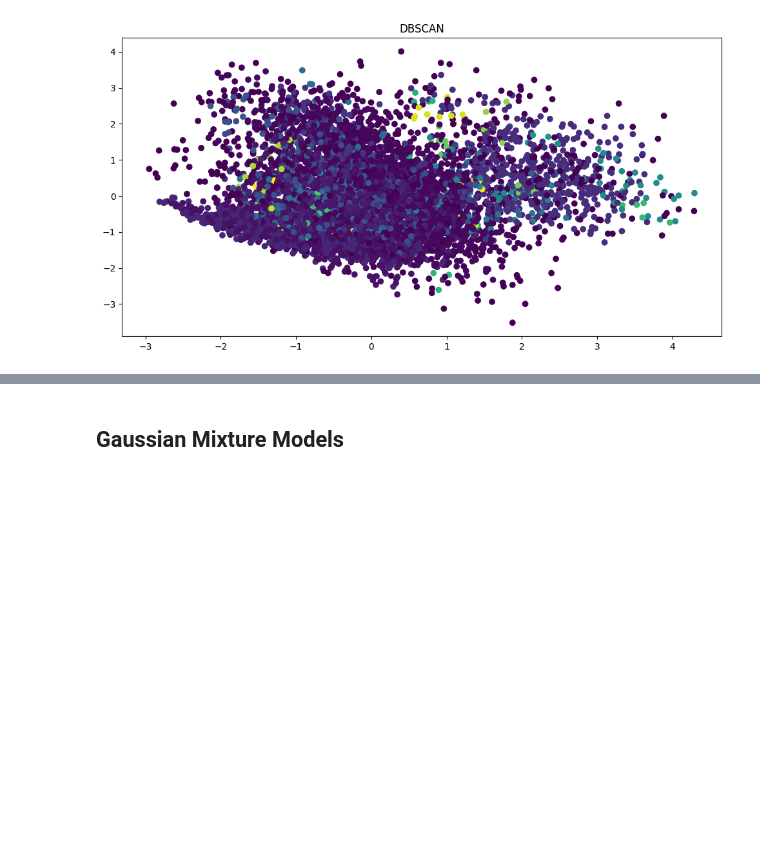
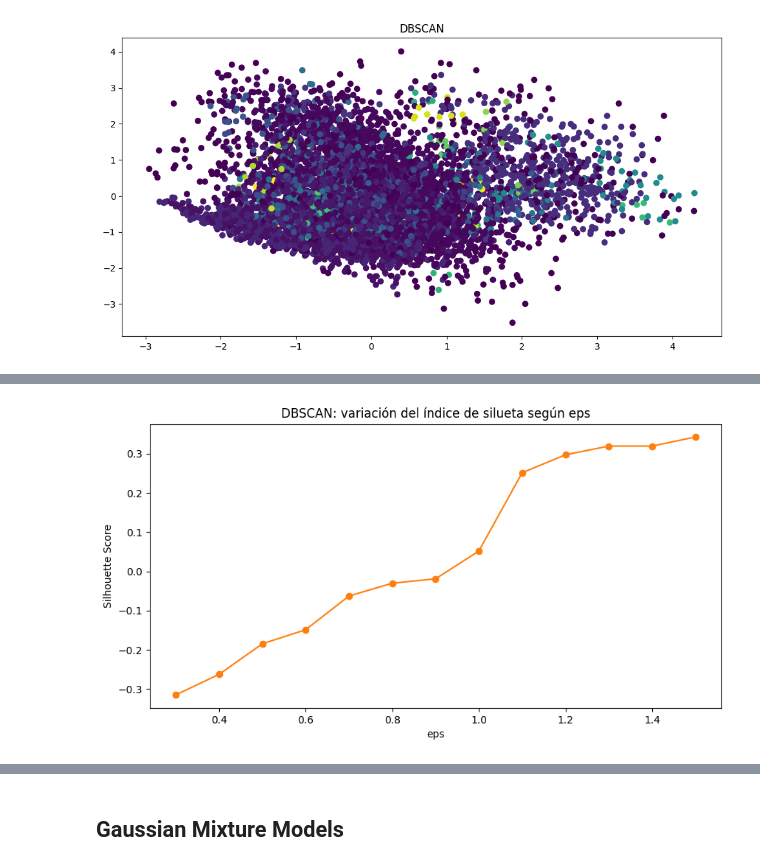
Before and after one commit to JoseCervantes06/Proyecto1_Equipo20_Cervantes-Reyes, a Jupyter notebook: fase2.ipynb, the cells around one changed output, grey strips where cells are left out. Drawn from its saved outputs; the diff is of its cells as text; code cells hidden in the pictures; blank space fills up the shorter version.

```diff
--- a/fase2.ipynb
+++ b/fase2.ipynb
@@ -418,0 +431,9 @@ eps=2.00 -> No se pudo calcular (1 cluster o todo ruido)
+# %%
+fig, ax = plt.subplots(figsize=(10,5))
+ax.plot(dbscan_results['eps'], dbscan_results['silhouette'], color='tab:orange', marker='o')
+ax.set_xlabel('eps')
+ax.set_ylabel('Silhouette Score')
+ax.set_title('DBSCAN: variación del índice de silueta según eps')
+plt.show()
+# %% [output]
+[figure, added]
```
Also changed, not shown: parts of 7 cells of this notebook.
